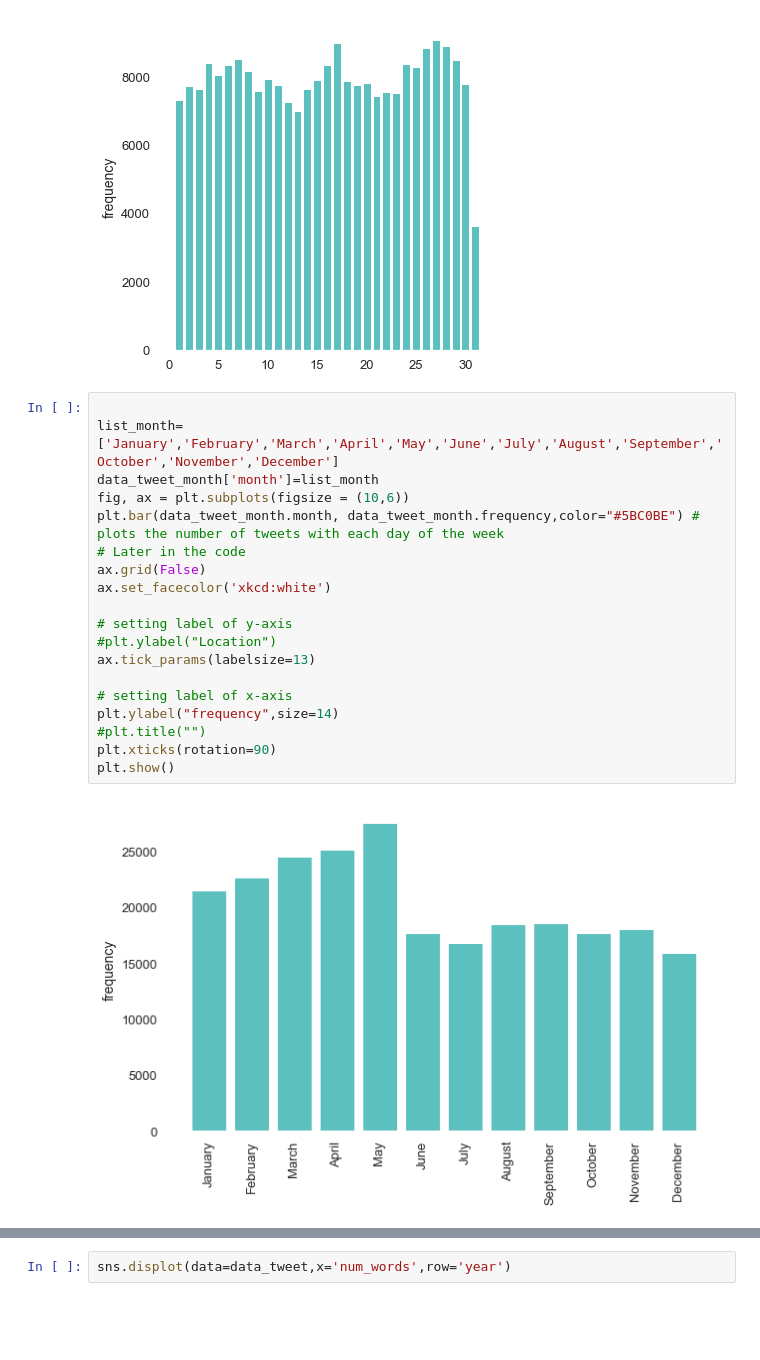
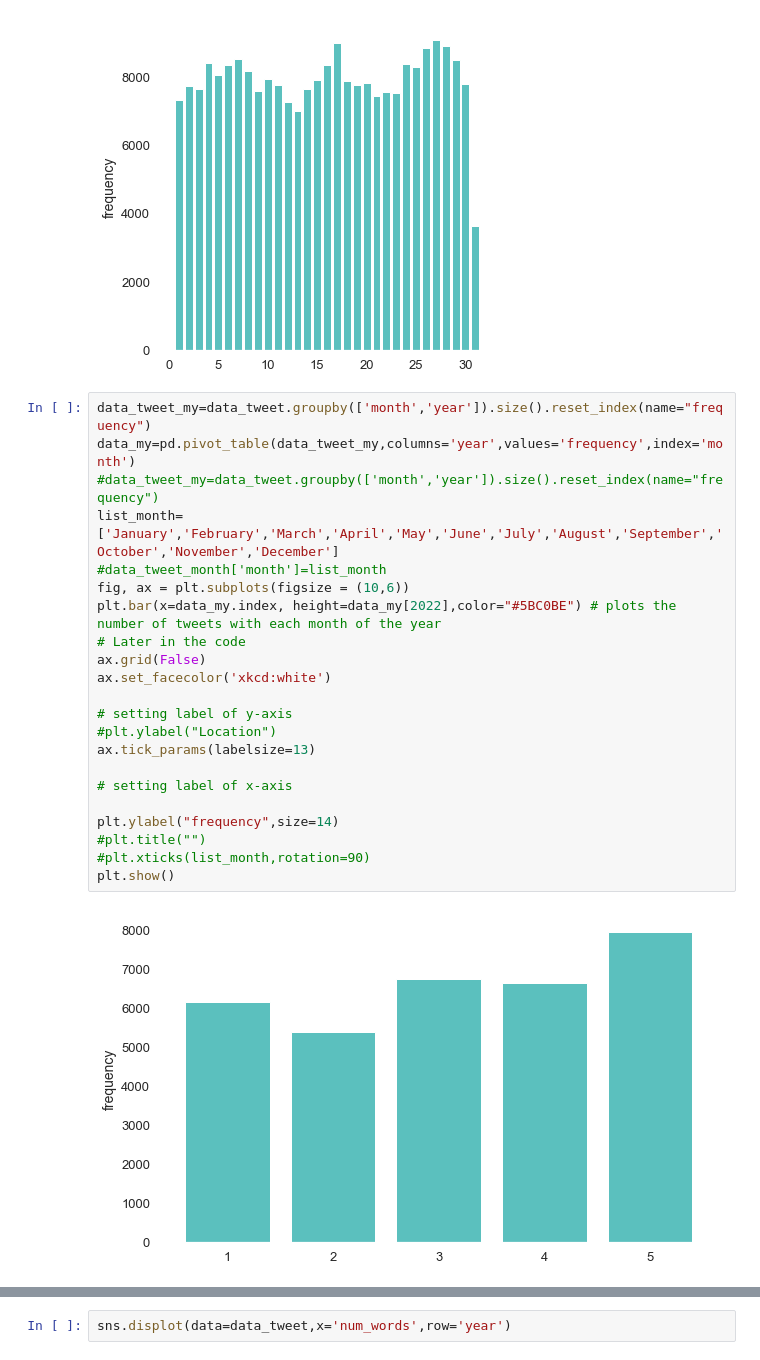
Before and after one commit to GDLPLearning/Sentiment-Analysis-for-the-MDP, a Jupyter notebook: notebooks/Exploratory/3.1-exploring-data-2019-2022.ipynb, the cells around one changed output, grey strips where cells are left out. Saved outputs shown, nothing was run; the diff lists cells and outputs as text; blank space fills up the shorter version.

```diff
--- a/notebooks/Exploratory/3.1-exploring-data-2019-2022.ipynb
+++ b/notebooks/Exploratory/3.1-exploring-data-2019-2022.ipynb
@@ -523,23 +523,26 @@ plt.show()
 # %% [output]
 [figure]
 # %%
-
+data_tweet_my=data_tweet.groupby(['month','year']).size().reset_index(name="frequency")
+data_my=pd.pivot_table(data_tweet_my,columns='year',values='frequency',index='month')
+#data_tweet_my=data_tweet.groupby(['month','year']).size().reset_index(name="frequency")
 list_month=['January','February','March','April','May','June','July','August','September','October','November','December']
-data_tweet_month['month']=list_month
+#data_tweet_month['month']=list_month
 fig, ax = plt.subplots(figsize = (10,6))
-plt.bar(data_tweet_month.month, data_tweet_month.frequency,color="#5BC0BE") # plots the number of tweets with each day of the week
+plt.bar(x=data_my.index, height=data_my[2022],color="#5BC0BE") # plots the number of tweets with each month of the year
 # Later in the code
 ax.grid(False)
 ax.set_facecolor('xkcd:white')
 
 # setting label of y-axis
 #plt.ylabel("Location")
 ax.tick_params(labelsize=13)
 
 # setting label of x-axis
+
 plt.ylabel("frequency",size=14)
 #plt.title("")
-plt.xticks(rotation=90)
+#plt.xticks(list_month,rotation=90)
 plt.show()
 # %% [output]
-[figure, old version]
+[figure, new version]
```
Also changed, not shown: parts of 5 cells of this notebook, 4 other files.
